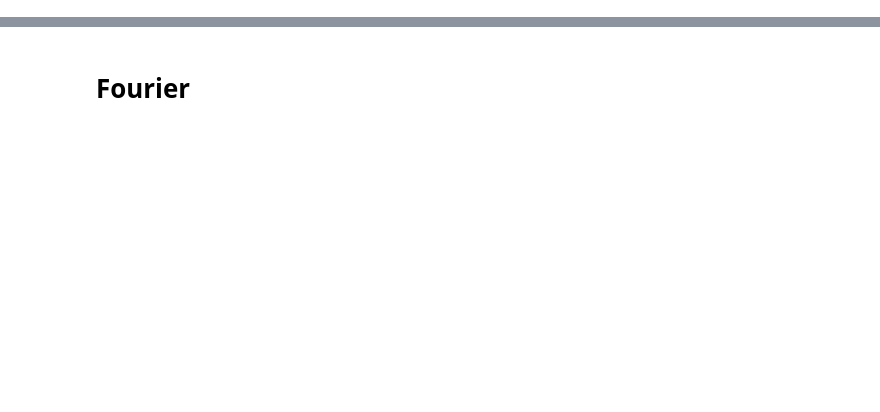
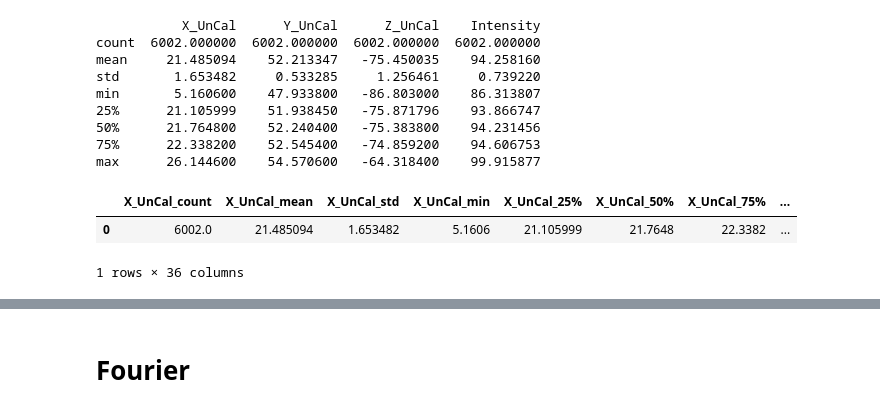
Before and after one commit to magnetometer-identification/DataAnalysis, a Jupyter notebook: notebooks/2.0-visualisation.ipynb, the cells around one changed output, grey strips where cells are left out. Cells and saved outputs as stored; diff of their text form; code cells hidden in the pictures; blank space fills up the shorter version.

```diff
--- a/notebooks/2.0-visualisation.ipynb
+++ b/notebooks/2.0-visualisation.ipynb
@@ -53,0 +79,46 @@ df_off[['X_UnCal', 'Y_UnCal', 'Z_UnCal', 'Intensity', 'X_Bias', 'Y_Bias', 'Z_Bia
+# %%
+def statistical_features_per_test_case(df: pd.DataFrame, test_case_name: str, test_case_class: int) -> pd.DataFrame:
+    statistics = df[['X_UnCal', 'Y_UnCal', 'Z_UnCal', 'Intensity']].describe()
+    #print(df)
+    #print (df.columns)
+    d = dict()
+    #columns = []
+    #values = []
+    print(statistics)
+    for col_name in statistics.columns:
+        for row_name, value in statistics.iterrows():
+            d[f"{col_name}_{row_name}"] = value[col_name]
+            #columns.append(f"{col_name}_{row_name}")
+            #values.append(value[col_name])
+            # print(col_name)
+            # print('-----------')
+            # print(row_name)
+            # print('-----------')
+            # print(value)
+            # # print(col_name, row_name, value)
+            # print('-----------')
+            # print('-----------')
+    #print(columns)
+    #print(values)
+    for feature in ['X_Bias', 'Y_Bias', 'Z_Bias', 'Accuracy']:
+        d[feature] = df[feature][0]
+    return pd.DataFrame(data=d, index=range(1))
+
+statistical_features_per_test_case(
+    df_on,
+    test_case_name="milenkosRoomNearDevicesWithTraffic",
+    test_case_class=6
+    )
+# %% [output]
+           X_UnCal      Y_UnCal      Z_UnCal    Intensity
+count  6002.000000  6002.000000  6002.000000  6002.000000
+mean     21.485094    52.213347   -75.450035    94.258160
+std       1.653482     0.533285     1.256461     0.739220
+min       5.160600    47.933800   -86.803000    86.313807
+25%      21.105999    51.938450   -75.871796    93.866747
+50%      21.764800    52.240400   -75.383800    94.231456
+75%      22.338200    52.545400   -74.859200    94.606753
+max      26.144600    54.570600   -64.318400    99.915877
+|  | X_UnCal_count | X_UnCal_mean | X_UnCal_std | X_UnCal_min | X_UnCal_25% | X_UnCal_50% | X_UnCal_75% | ... |
+| 0 | 6002.0 | 21.485094 | 1.653482 | 5.1606 | 21.105999 | 21.7648 | 22.3382 | ... |
+1 rows × 36 columns
```
Also changed, not shown: parts of 16 cells of this notebook.
